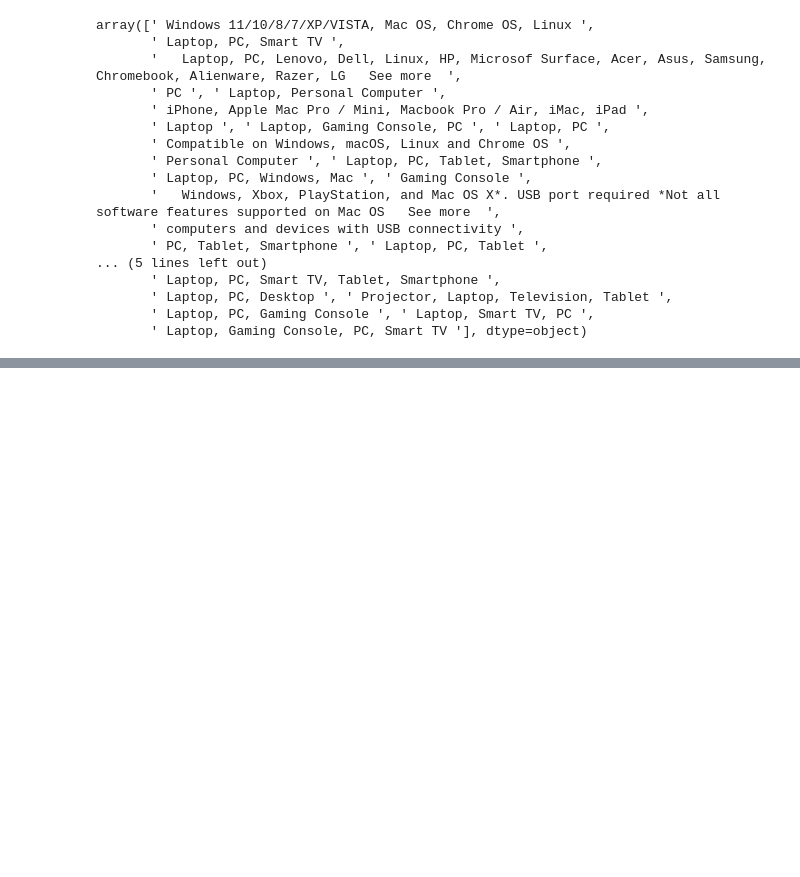
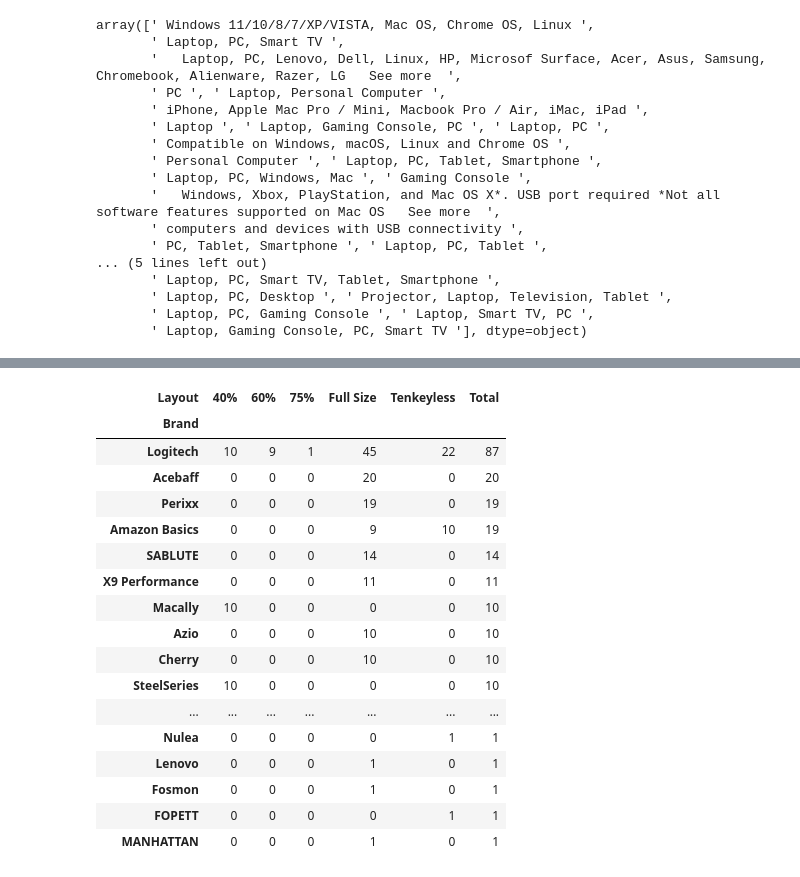
Before and after one commit to motconkien/Data-Projetcs, a Jupyter notebook: Amazon Project/Analyst/main.ipynb, the cells around one changed output, grey strips where cells are left out. Cells and saved outputs as stored; diff of their text form; code cells hidden in the pictures; blank space fills up the shorter version.

```diff
--- a/Amazon Project/Analyst/main.ipynb
+++ b/Amazon Project/Analyst/main.ipynb
@@ -249,0 +204,3 @@ To-do list for exploring data:
+# %%
+data["Brand"] = data["Brand"].str.strip()
+data["Brand"].unique()
@@ -249,0 +443,3 @@ To-do list for exploring data:
+# %%
+layout_data = data[["Brand","Layout","Color","Price","Rank"]]
+layout_data
@@ -249,0 +460,23 @@ To-do list for exploring data:
+# %%
+df_key=pd.pivot_table(data = layout_data,columns="Layout",index="Brand",aggfunc="size",fill_value=0)
+df_key["Total"] = df_key["40%"]+df_key["60%"]+df_key["75%"]+df_key["Full Size"]+df_key["Tenkeyless"]
+df_key.sort_values(by="Total",ascending=False)
+# %% [output]
+| Layout | 40% | 60% | 75% | Full Size | Tenkeyless | Total |
+| Brand |  |  |  |  |  |  |
+| Logitech | 10 | 9 | 1 | 45 | 22 | 87 |
+| Acebaff | 0 | 0 | 0 | 20 | 0 | 20 |
+| Perixx | 0 | 0 | 0 | 19 | 0 | 19 |
+| Amazon Basics | 0 | 0 | 0 | 9 | 10 | 19 |
+| SABLUTE | 0 | 0 | 0 | 14 | 0 | 14 |
+| X9 Performance | 0 | 0 | 0 | 11 | 0 | 11 |
+| Macally | 10 | 0 | 0 | 0 | 0 | 10 |
+| Azio | 0 | 0 | 0 | 10 | 0 | 10 |
+| Cherry | 0 | 0 | 0 | 10 | 0 | 10 |
+| SteelSeries | 10 | 0 | 0 | 0 | 0 | 10 |
+| ... | ... | ... | ... | ... | ... | ... |
+| Nulea | 0 | 0 | 0 | 0 | 1 | 1 |
+| Lenovo | 0 | 0 | 0 | 1 | 0 | 1 |
+| Fosmon | 0 | 0 | 0 | 1 | 0 | 1 |
+| FOPETT | 0 | 0 | 0 | 0 | 1 | 1 |
+| MANHATTAN | 0 | 0 | 0 | 1 | 0 | 1 |
```
Also changed, not shown: parts of 39 cells of this notebook, 1 other file.
